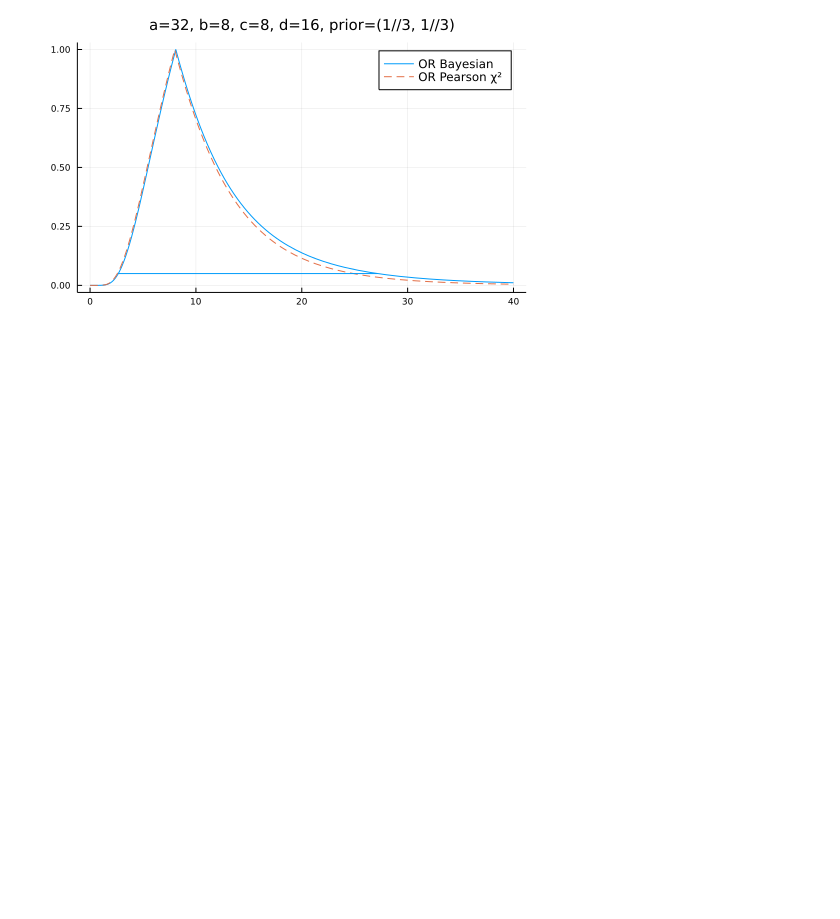
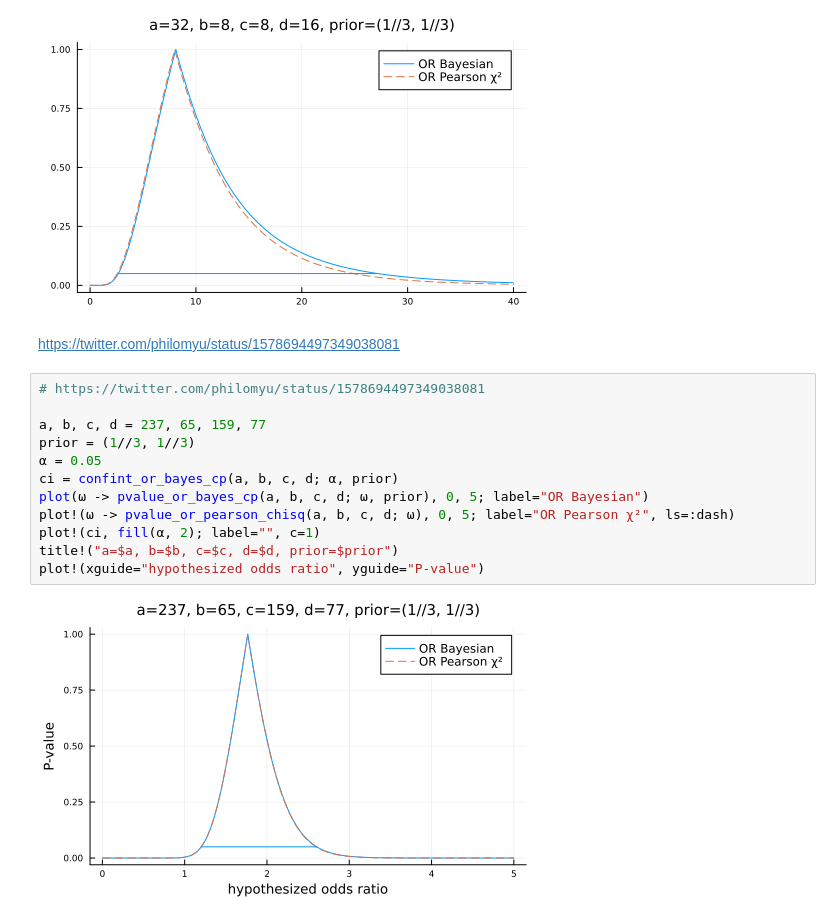
Before and after one commit to genkuroki/public, a Jupyter notebook: 0037/Bayesian analysis of 2x2 contingency tables.ipynb, the cells around one changed output. Cells and saved outputs as stored; diff of their text form; blank space fills up the shorter version.

```diff
--- a/0037/Bayesian analysis of 2x2 contingency tables.ipynb
+++ b/0037/Bayesian analysis of 2x2 contingency tables.ipynb
@@ -615,3 +615,19 @@ plot!(ci, fill(α, 2); label="", c=1)
 title!("a=$a, b=$b, c=$c, d=$d, prior=$prior")
 # %% [output]
 [figure]
+# %% [markdown]
+https://twitter.com/philomyu/status/1578694497349038081
+# %%
+# https://twitter.com/philomyu/status/1578694497349038081
+
+a, b, c, d = 237, 65, 159, 77
+prior = (1//3, 1//3)
+α = 0.05
+ci = confint_or_bayes_cp(a, b, c, d; α, prior)
+plot(ω -> pvalue_or_bayes_cp(a, b, c, d; ω, prior), 0, 5; label="OR Bayesian")
+plot!(ω -> pvalue_or_pearson_chisq(a, b, c, d; ω), 0, 5; label="OR Pearson χ²", ls=:dash)
+plot!(ci, fill(α, 2); label="", c=1)
+title!("a=$a, b=$b, c=$c, d=$d, prior=$prior")
+plot!(xguide="hypothesized odds ratio", yguide="P-value")
+# %% [output]
+[figure, added]
```
Also changed, not shown: parts of 2 cells of this notebook, 1 other file.
